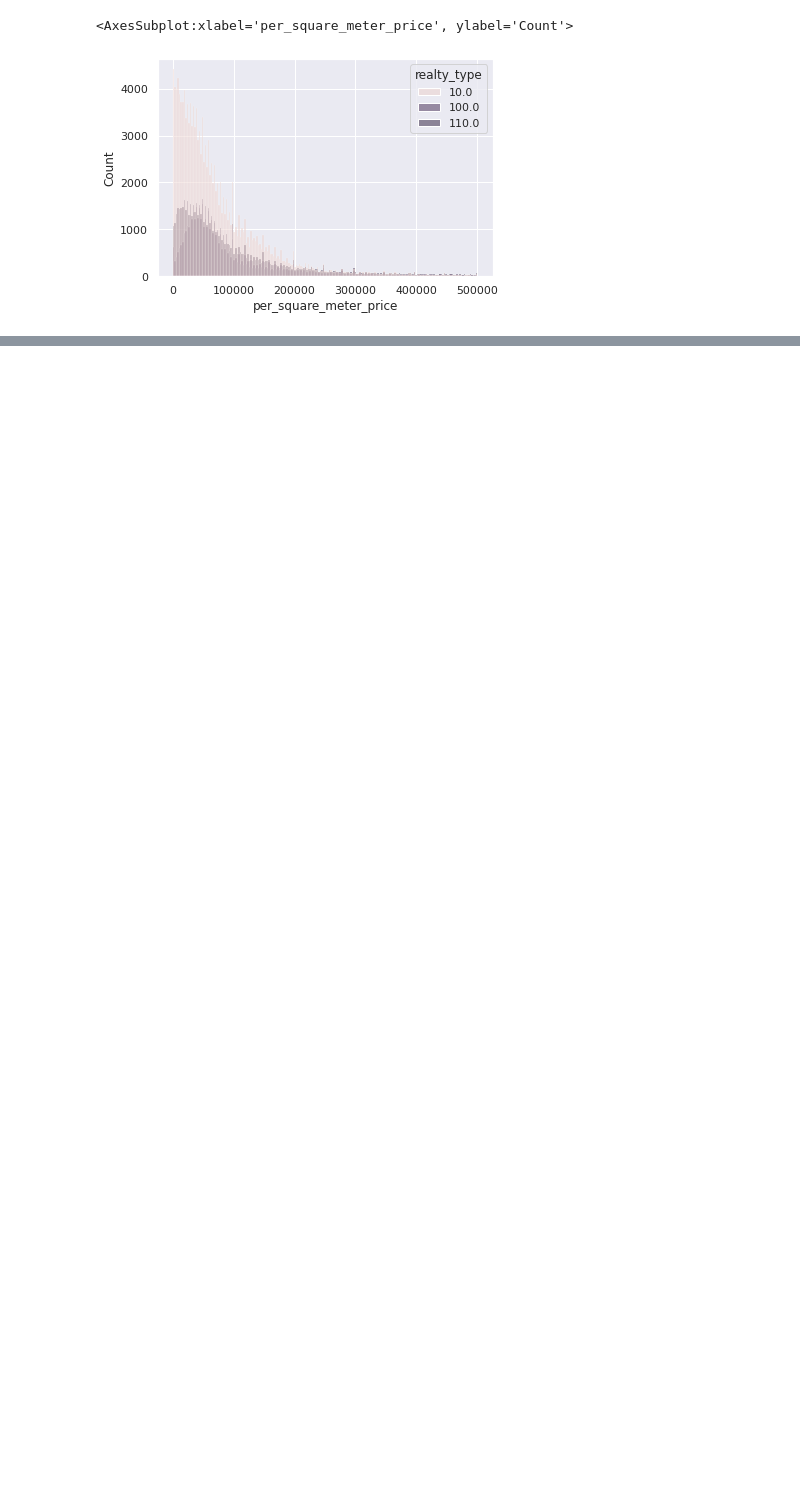
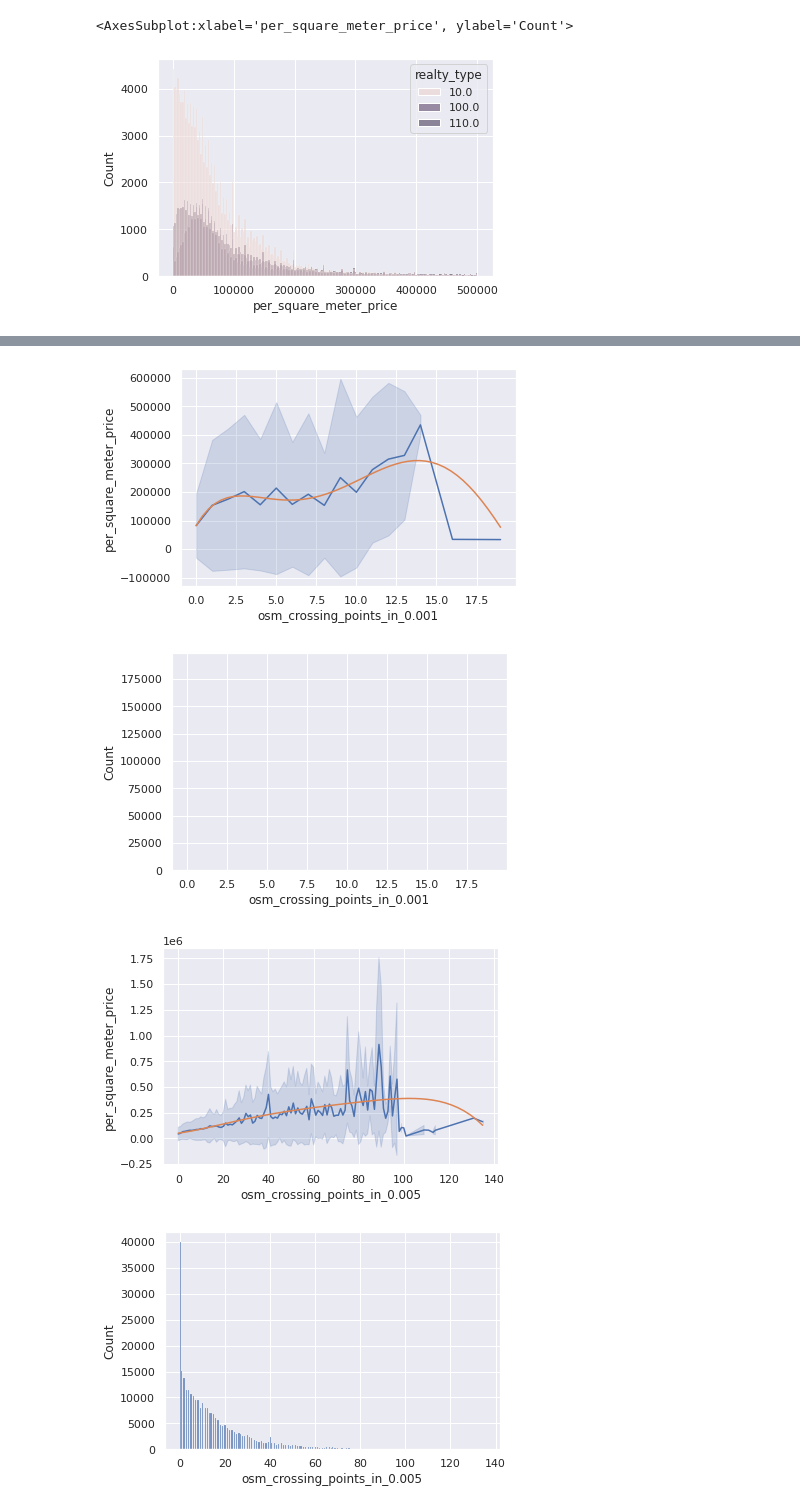
Before and after one commit to kirvlasenkov/raif, a Jupyter notebook: EDA.ipynb, the cells around one changed output, grey strips where cells are left out. Saved outputs shown, nothing was run; the diff lists cells and outputs as text; code cells hidden in the pictures; blank space fills up the shorter version.

```diff
--- a/EDA.ipynb
+++ b/EDA.ipynb
@@ -38,0 +60,7 @@ for i in range(4):
+# %%
+poly_approx_plots('osm_crossing_points_in_', ['0.001', '0.005', '0.0075', '0.01'])
+# %% [output]
+[figure, added]
+[figure, added]
+[figure, added]
+[figure, added]
```
Also changed, not shown: parts of 9 cells of this notebook, 3 other files.
